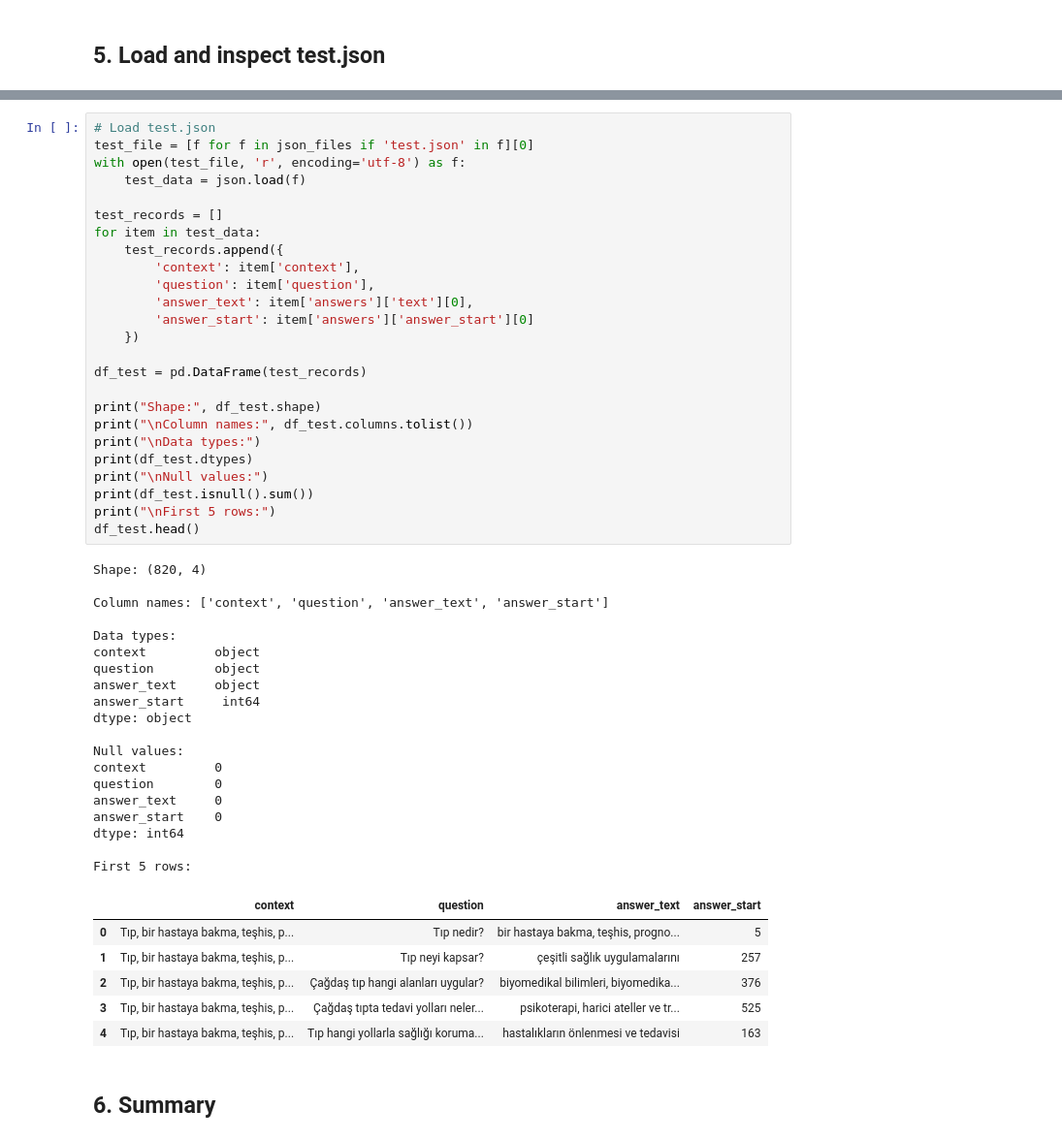
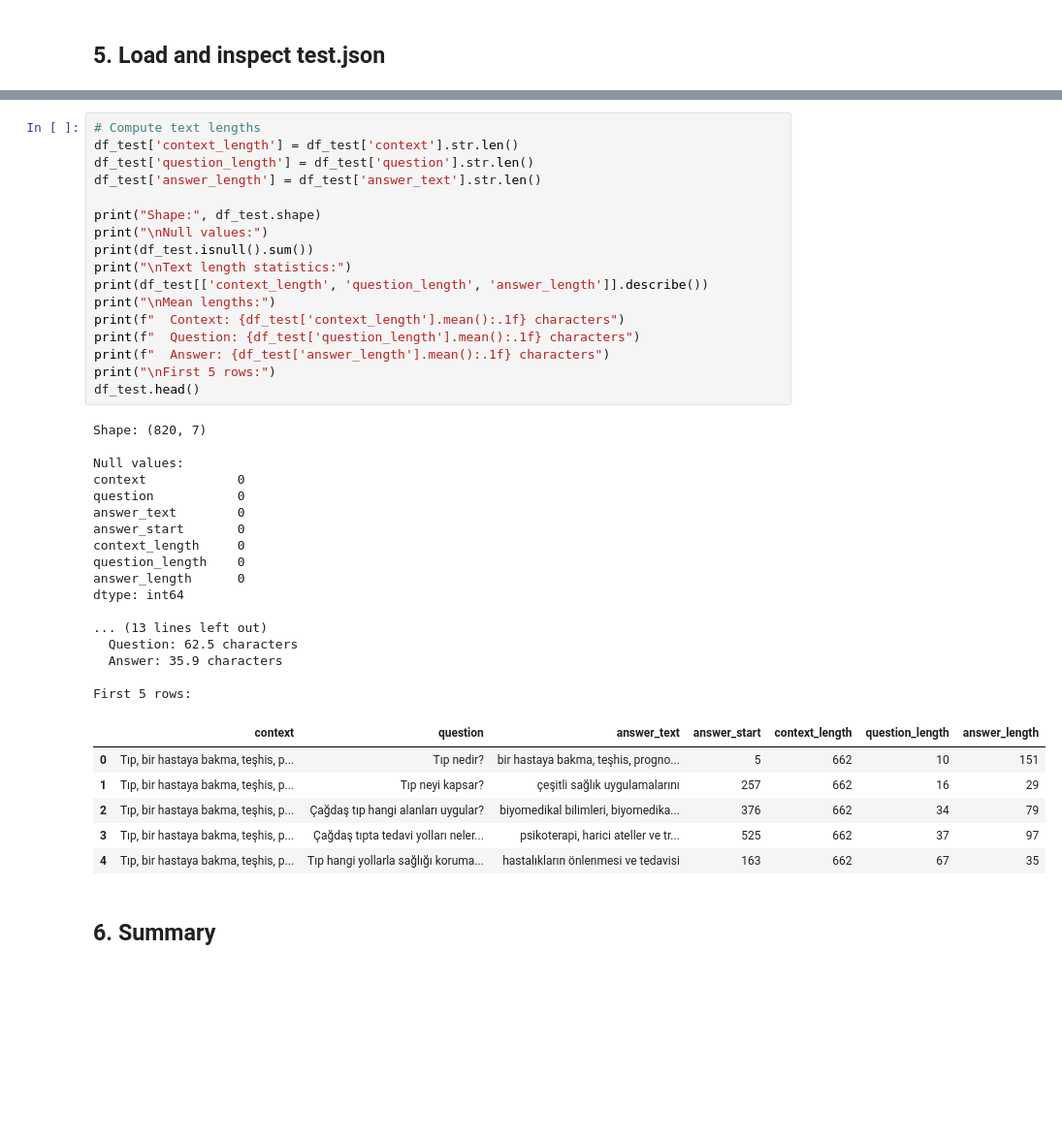
Before and after one commit to Ahmetemintek/gemma-finetuning, a Jupyter notebook: notebooks/eda.ipynb, the cells around one changed output, grey strips where cells are left out. Shown at 97% size. Cells and saved outputs as stored; diff of their text form; blank space fills up the shorter version.

```diff
--- a/notebooks/eda.ipynb
+++ b/notebooks/eda.ipynb
@@ -187,54 +202,44 @@ First 5 rows:
 # %%
-# Load test.json
-test_file = [f for f in json_files if 'test.json' in f][0]
-with open(test_file, 'r', encoding='utf-8') as f:
-    test_data = json.load(f)
-
-test_records = []
-for item in test_data:
-    test_records.append({
-        'context': item['context'],
-        'question': item['question'],
-        'answer_text': item['answers']['text'][0],
-        'answer_start': item['answers']['answer_start'][0]
-    })
-
-df_test = pd.DataFrame(test_records)
+# Compute text lengths
+df_test['context_length'] = df_test['context'].str.len()
+df_test['question_length'] = df_test['question'].str.len()
+df_test['answer_length'] = df_test['answer_text'].str.len()
 
 print("Shape:", df_test.shape)
-print("\nColumn names:", df_test.columns.tolist())
-print("\nData types:")
-print(df_test.dtypes)
 print("\nNull values:")
 print(df_test.isnull().sum())
+print("\nText length statistics:")
+print(df_test[['context_length', 'question_length', 'answer_length']].describe())
+print("\nMean lengths:")
+print(f"  Context: {df_test['context_length'].mean():.1f} characters")
+print(f"  Question: {df_test['question_length'].mean():.1f} characters")
+print(f"  Answer: {df_test['answer_length'].mean():.1f} characters")
 print("\nFirst 5 rows:")
 df_test.head()
 # %% [output]
-Shape: (820, 4)
-
-Column names: ['context', 'question', 'answer_text', 'answer_start']
-
-Data types:
-context         object
-question        object
-answer_text     object
-answer_start     int64
-dtype: object
+Shape: (820, 7)
 
 Null values:
-context         0
-question        0
-answer_text     0
-answer_start    0
+context            0
+question           0
+answer_text        0
+answer_start       0
+context_length     0
+question_length    0
+answer_length      0
 dtype: int64
 
+... (13 lines left out)
+  Question: 62.5 characters
+  Answer: 35.9 characters
+
 First 5 rows:
-|  | context | question | answer_text | answer_start |
-| 0 | Tıp, bir hastaya bakma, teşhis, p... | Tıp nedir? | bir hastaya bakma, teşhis, progno... | 5 |
-| 1 | Tıp, bir hastaya bakma, teşhis, p... | Tıp neyi kapsar? | çeşitli sağlık uygulamalarını | 257 |
-| 2 | Tıp, bir hastaya bakma, teşhis, p... | Çağdaş tıp hangi alanları uygular? | biyomedikal bilimleri, biyomedika... | 376 |
-| 3 | Tıp, bir hastaya bakma, teşhis, p... | Çağdaş tıpta tedavi yolları neler... | psikoterapi, harici ateller ve tr... | 525 |
-| 4 | Tıp, bir hastaya bakma, teşhis, p... | Tıp hangi yollarla sağlığı koruma... | hastalıkların önlenmesi ve tedavisi | 163 |
+|  | context | question | answer_text | answer_start | context_length | question_length | answer_length |
+| 0 | Tıp, bir hastaya bakma, teşhis, p... | Tıp nedir? | bir hastaya bakma, teşhis, progno... | 5 | 662 | 10 | 151 |
+| 1 | Tıp, bir hastaya bakma, teşhis, p... | Tıp neyi kapsar? | çeşitli sağlık uygulamalarını | 257 | 662 | 16 | 29 |
+| 2 | Tıp, bir hastaya bakma, teşhis, p... | Çağdaş tıp hangi alanları uygular? | biyomedikal bilimleri, biyomedika... | 376 | 662 | 34 | 79 |
+| 3 | Tıp, bir hastaya bakma, teşhis, p... | Çağdaş tıpta tedavi yolları neler... | psikoterapi, harici ateller ve tr... | 525 | 662 | 37 | 97 |
+| 4 | Tıp, bir hastaya bakma, teşhis, p... | Tıp hangi yollarla sağlığı koruma... | hastalıkların önlenmesi ve tedavisi | 163 | 662 | 67 | 35 |
 # %% [markdown]
 ## 6. Summary
 # %%
```
Also changed, not shown: parts of 8 cells of this notebook.
